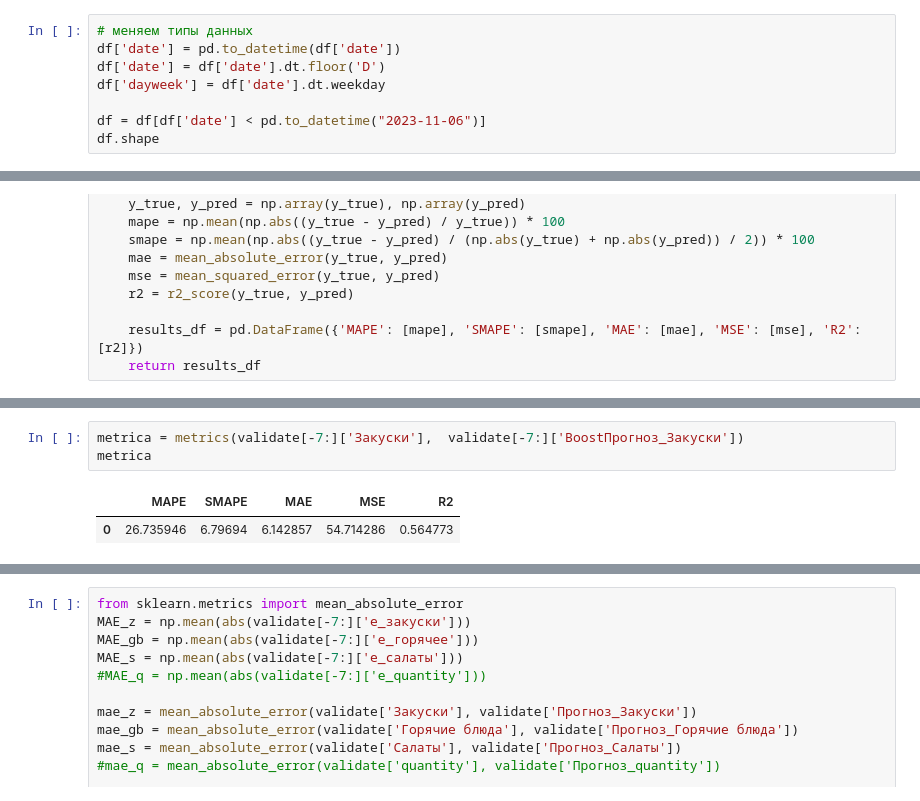
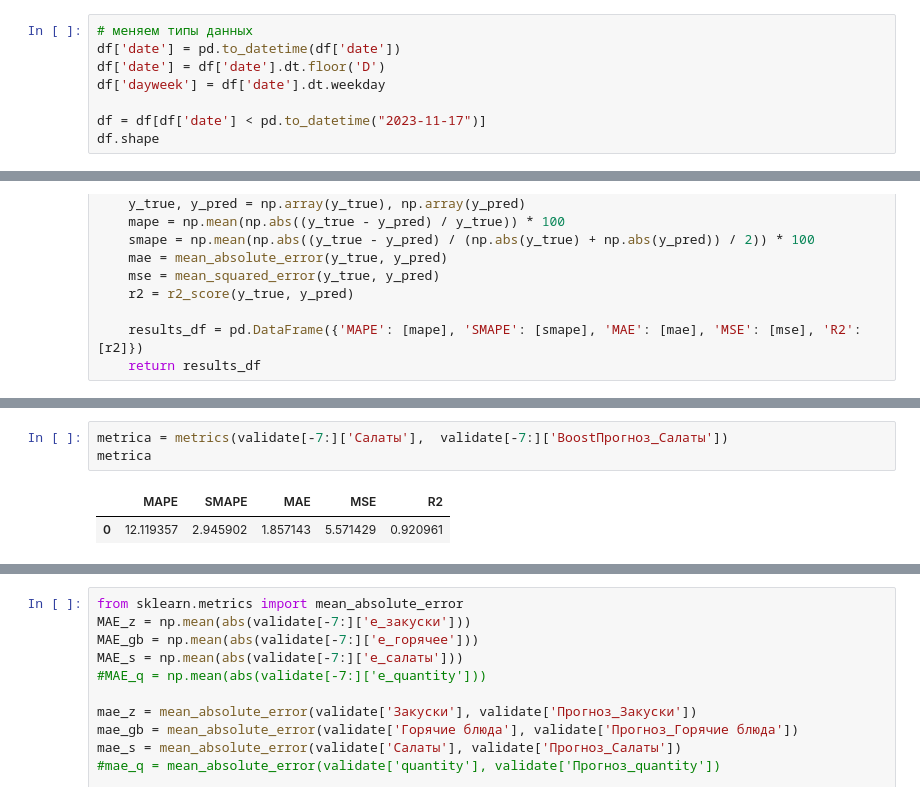
Before and after one commit to Karen9955/Data, a Jupyter notebook: CatBoost_9MR__Настройка_и_Прогноз_Prophet"".ipynb, the cells around one changed output, grey strips where cells are left out. Cells and saved outputs as stored; diff of their text form.

```diff
--- a/CatBoost_9MR__Настройка_и_Прогноз_Prophet"".ipynb
+++ b/CatBoost_9MR__Настройка_и_Прогноз_Prophet"".ipynb
@@ -146,6 +145,6 @@ df['date'] = pd.to_datetime(df['date'])
 df['date'] = df['date'].dt.floor('D')
 df['dayweek'] = df['date'].dt.weekday
 
-df = df[df['date'] < pd.to_datetime("2023-11-06")]
+df = df[df['date'] < pd.to_datetime("2023-11-17")]
 df.shape
 # %% [output]
@@ -942,6 +651,6 @@ metrica
 # %%
-metrica = metrics(validate[-7:]['Закуски'],  validate[-7:]['BoostПрогноз_Закуски'])
+metrica = metrics(validate[-7:]['Салаты'],  validate[-7:]['BoostПрогноз_Салаты'])
 metrica
 # %% [output]
 |  | MAPE | SMAPE | MAE | MSE | R2 |
-| 0 | 26.735946 | 6.79694 | 6.142857 | 54.714286 | 0.564773 |
+| 0 | 12.119357 | 2.945902 | 1.857143 | 5.571429 | 0.920961 |
```
Also changed, not shown: parts of 51 cells of this notebook.
